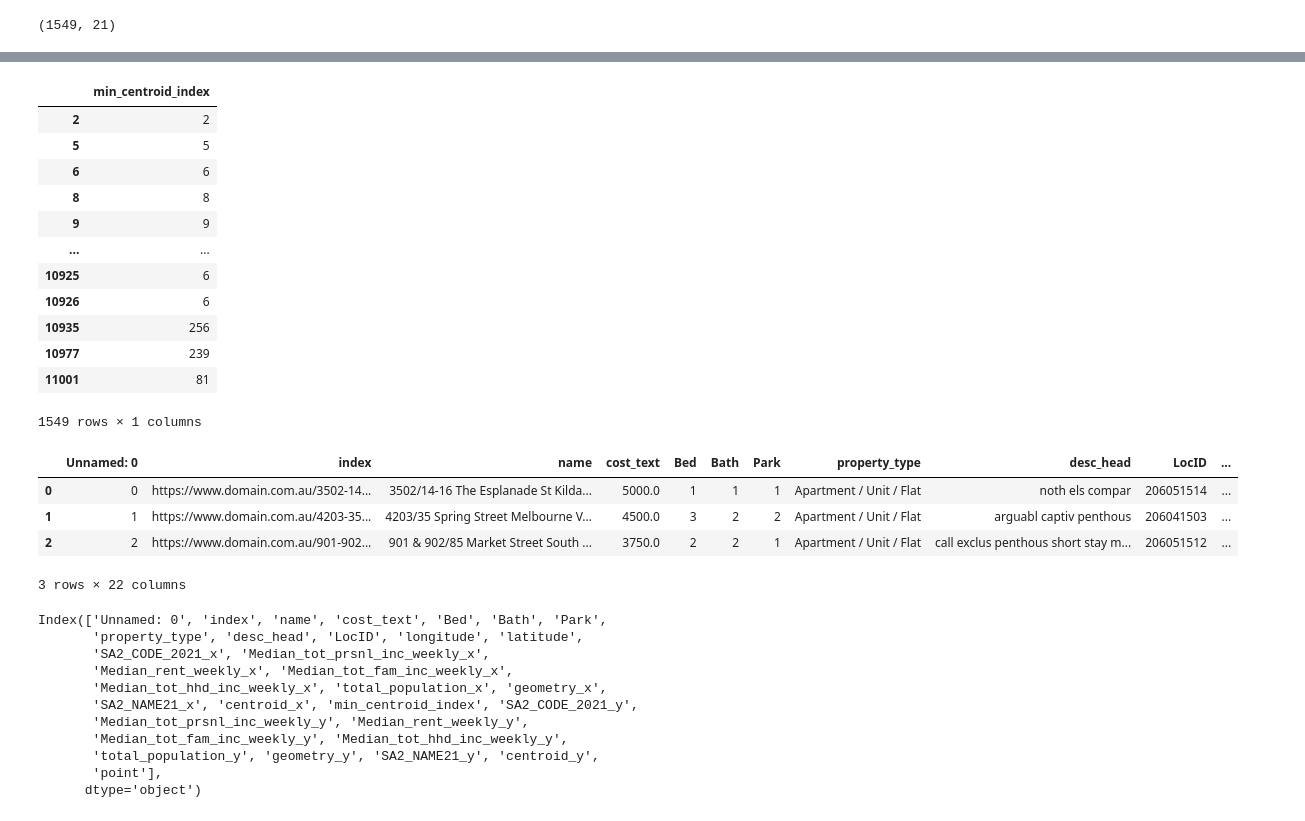
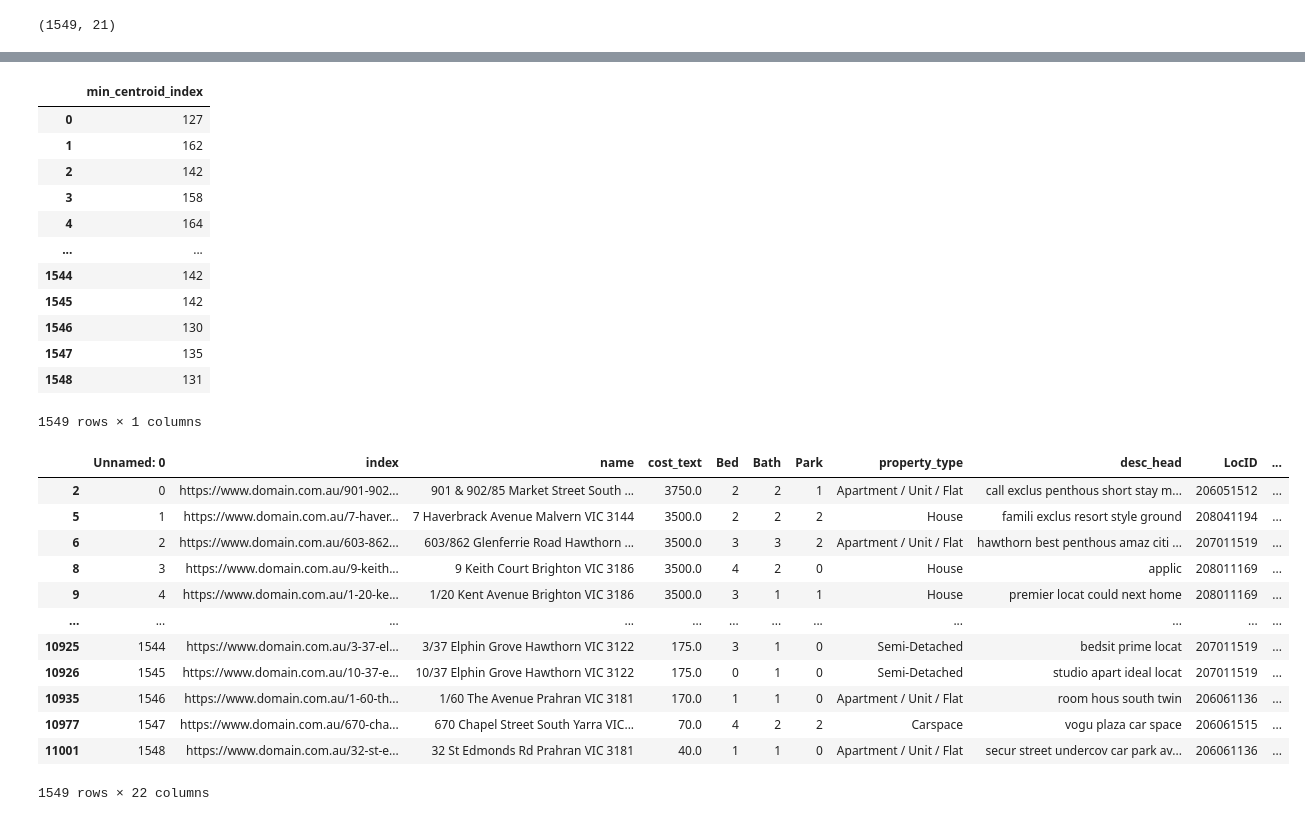
Before and after one commit to MAST30034-Applied-Data-Science/generic-real-estate-consulting-project-group-30, a Jupyter notebook: notebooks/join_datasets.ipynb, the cells around one changed output, grey strips where cells are left out. Drawn from its saved outputs; the diff is of its cells as text; code cells hidden in the pictures.

Commit message:
imputed missing SA2 code

```diff
--- a/notebooks/join_datasets.ipynb
+++ b/notebooks/join_datasets.ipynb
@@ -102,4 +111,4 @@ def convert_to_point(row):
     y = float(row["longitude"])
     return Point(y, x)
 # %%
-df_centroid['point'] = df.apply (lambda row: convert_to_point(row), axis=1)
+df_missing['point'] = df_missing.apply (lambda row: convert_to_point(row), axis=1)
@@ -105,0 +132,6 @@ df_centroid['point'] = df.apply (lambda row: convert_to_point(row), axis=1)
+# %%
+for i in range(df_centroid.shape[0]):
+    df_centroid.iloc[i, -1] = Point(df_centroid["centroid"][i][1], df_centroid["centroid"][i][0])
+df_centroid["centroid"]
+#df_centroid.iloc[0, -1] = Point(df_centroid["centroid"][0][1], df_centroid["centroid"][0][0])
+#df_centroid
@@ -141,48 +201,45 @@ dist_mtrx.transpose()
 # %%
 # get the index of the minimum element for each column
-row_mins_df = pd.DataFrame(dist_mtrx.idxmin(axis=0))
+row_mins_df = pd.DataFrame(dist_mtrx.idxmin(axis=1))
 row_mins_df = row_mins_df.rename(columns={row_mins_df.columns[0]: "min_centroid_index"})
 row_mins_df
+#row_mins_df["min_centroid_index"].unique()
 # %% [output]
 |  | min_centroid_index |
-| 2 | 2 |
-| 5 | 5 |
-| 6 | 6 |
-| 8 | 8 |
-| 9 | 9 |
+| 0 | 127 |
+| 1 | 162 |
+| 2 | 142 |
+| 3 | 158 |
+| 4 | 164 |
 | ... | ... |
-| 10925 | 6 |
-| 10926 | 6 |
-| 10935 | 256 |
-| 10977 | 239 |
-| 11001 | 81 |
+| 1544 | 142 |
+| 1545 | 142 |
+| 1546 | 130 |
+| 1547 | 135 |
+| 1548 | 131 |
 1549 rows × 1 columns
 # %%
-df_missing.index[1] # to do map min index to relevant row and then perform a join.
-import numpy as np
-df["min_centroid_index"] = np.nan
+df_missing.index[0] # to do map min index to relevant row and then perform a join.
+#import numpy as np
+#df["min_centroid_index"] = np.nan
 for i in range(df_missing.shape[0]):
     df_i = df_missing.index[i]
-    df.iat[df_i, -1] = row_mins_df.iloc[i, 0]
-df.head(3)
+    df_missing.iat[i, 0] = i
+#    df.iat[df_i, -1] = row_mins_df.iloc[i, 0]
+#df.head(3)
+df_missing
 # %% [output]
 |  | Unnamed: 0 | index | name | cost_text | Bed | Bath | Park | property_type | desc_head | LocID | ... |
-| 0 | 0 | https://www.domain.com.au/3502-14... | 3502/14-16 The Esplanade St Kilda... | 5000.0 | 1 | 1 | 1 | Apartment / Unit / Flat | noth els compar | 206051514 | ... |
-| 1 | 1 | https://www.domain.com.au/4203-35... | 4203/35 Spring Street Melbourne V... | 4500.0 | 3 | 2 | 2 | Apartment / Unit / Flat | arguabl captiv penthous | 206041503 | ... |
-| 2 | 2 | https://www.domain.com.au/901-902... | 901 & 902/85 Market Street South ... | 3750.0 | 2 | 2 | 1 | Apartment / Unit / Flat | call exclus penthous short stay m... | 206051512 | ... |
+| 2 | 0 | https://www.domain.com.au/901-902... | 901 & 902/85 Market Street South ... | 3750.0 | 2 | 2 | 1 | Apartment / Unit / Flat | call exclus penthous short stay m... | 206051512 | ... |
+| 5 | 1 | https://www.domain.com.au/7-haver... | 7 Haverbrack Avenue Malvern VIC 3144 | 3500.0 | 2 | 2 | 2 | House | famili exclus resort style ground | 208041194 | ... |
+| 6 | 2 | https://www.domain.com.au/603-862... | 603/862 Glenferrie Road Hawthorn ... | 3500.0 | 3 | 3 | 2 | Apartment / Unit / Flat | hawthorn best penthous amaz citi ... | 207011519 | ... |
+| 8 | 3 | https://www.domain.com.au/9-keith... | 9 Keith Court Brighton VIC 3186 | 3500.0 | 4 | 2 | 0 | House | applic | 208011169 | ... |
+| 9 | 4 | https://www.domain.com.au/1-20-ke... | 1/20 Kent Avenue Brighton VIC 3186 | 3500.0 | 3 | 1 | 1 | House | premier locat could next home | 208011169 | ... |
+| ... | ... | ... | ... | ... | ... | ... | ... | ... | ... | ... | ... |
+| 10925 | 1544 | https://www.domain.com.au/3-37-el... | 3/37 Elphin Grove Hawthorn VIC 3122 | 175.0 | 3 | 1 | 0 | Semi-Detached | bedsit prime locat | 207011519 | ... |
+| 10926 | 1545 | https://www.domain.com.au/10-37-e... | 10/37 Elphin Grove Hawthorn VIC 3122 | 175.0 | 0 | 1 | 0 | Semi-Detached | studio apart ideal locat | 207011519 | ... |
+| 10935 | 1546 | https://www.domain.com.au/1-60-th... | 1/60 The Avenue Prahran VIC 3181 | 170.0 | 1 | 1 | 0 | Apartment / Unit / Flat | room hous south twin | 206061136 | ... |
+| 10977 | 1547 | https://www.domain.com.au/670-cha... | 670 Chapel Street South Yarra VIC... | 70.0 | 4 | 2 | 2 | Carspace | vogu plaza car space | 206061515 | ... |
+| 11001 | 1548 | https://www.domain.com.au/32-st-e... | 32 St Edmonds Rd Prahran VIC 3181 | 40.0 | 1 | 1 | 0 | Apartment / Unit / Flat | secur street undercov car park av... | 206061136 | ... |
-3 rows × 22 columns
+1549 rows × 22 columns
-# %%
-a = df.merge(df_centroid, how="left", left_on="min_centroid_index", right_index=True)
-# %% [output]
-Index(['Unnamed: 0', 'index', 'name', 'cost_text', 'Bed', 'Bath', 'Park',
-       'property_type', 'desc_head', 'LocID', 'longitude', 'latitude',
-       'SA2_CODE_2021_x', 'Median_tot_prsnl_inc_weekly_x',
-       'Median_rent_weekly_x', 'Median_tot_fam_inc_weekly_x',
-       'Median_tot_hhd_inc_weekly_x', 'total_population_x', 'geometry_x',
-       'SA2_NAME21_x', 'centroid_x', 'min_centroid_index', 'SA2_CODE_2021_y',
-       'Median_tot_prsnl_inc_weekly_y', 'Median_rent_weekly_y',
-       'Median_tot_fam_inc_weekly_y', 'Median_tot_hhd_inc_weekly_y',
-       'total_population_y', 'geometry_y', 'SA2_NAME21_y', 'centroid_y',
-       'point'],
-      dtype='object')
 # %%
```
Also changed, not shown: parts of 11 cells of this notebook.
